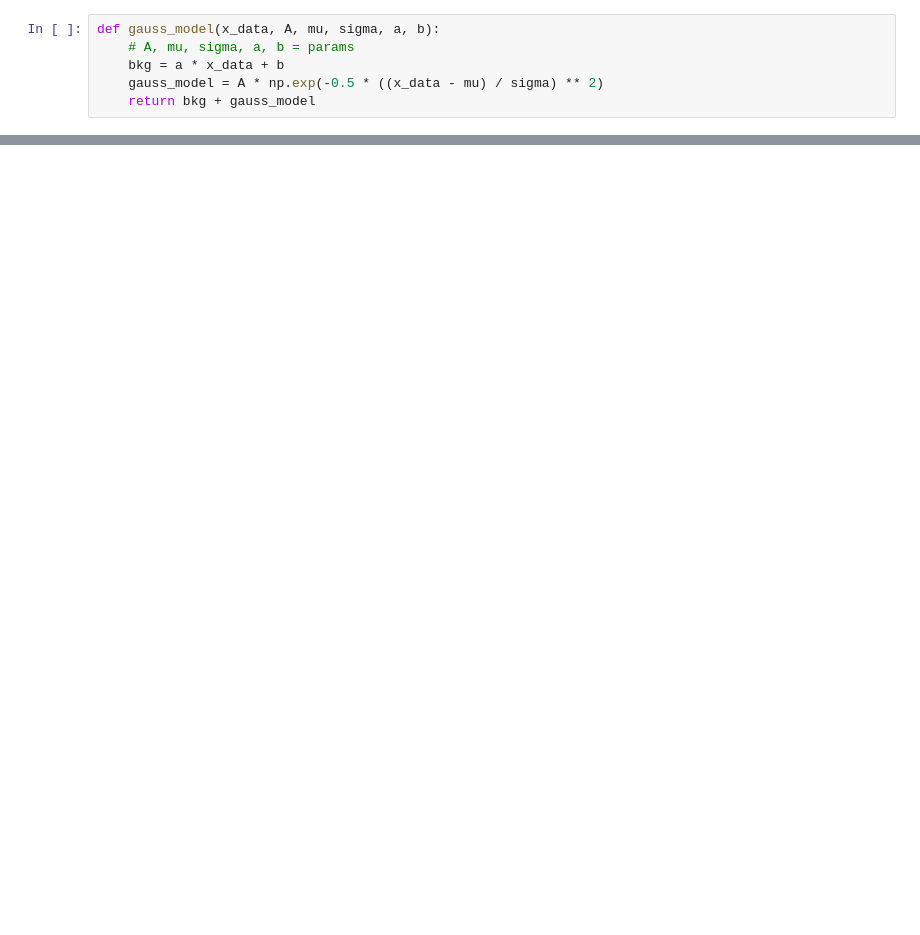
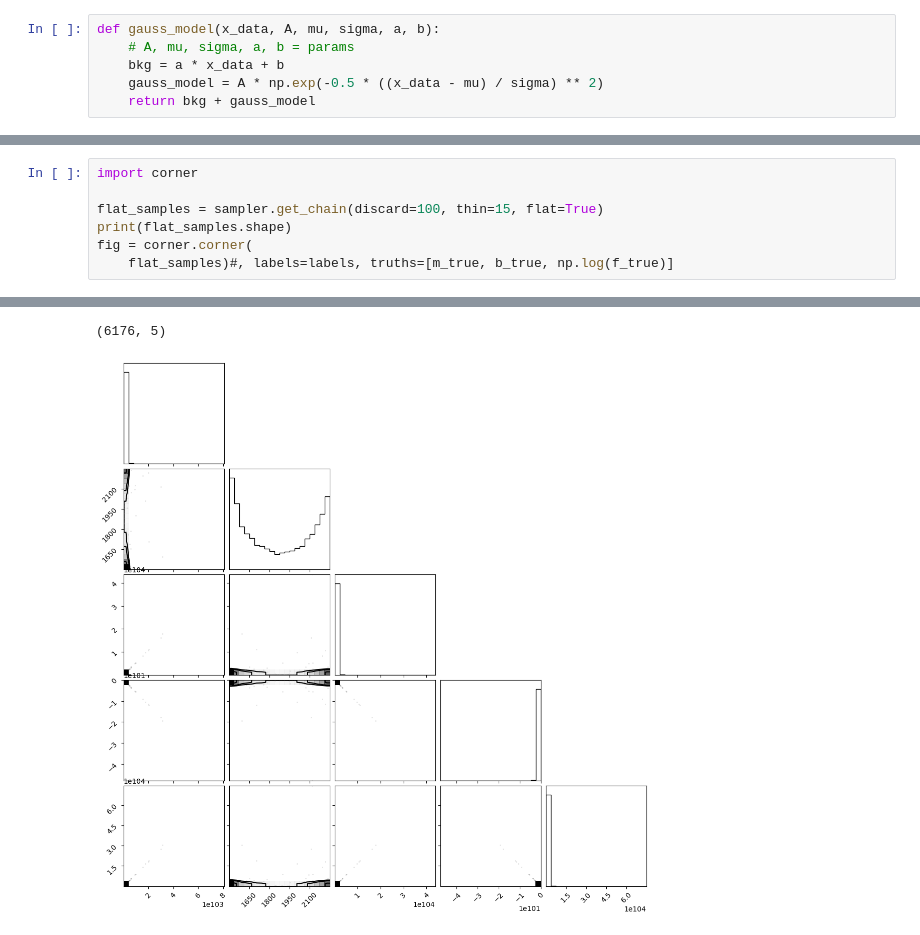
Before and after one commit to TangyKiwi/DSC-291-Final-Project, a Jupyter notebook: scripts/bayesianfit_Nate.ipynb, the cells around one changed output, grey strips where cells are left out. Saved outputs shown, nothing was run; the diff lists cells and outputs as text; blank space fills up the shorter version.

```diff
--- a/scripts/bayesianfit_Nate.ipynb
+++ b/scripts/bayesianfit_Nate.ipynb
@@ -250,0 +84,8 @@ plt.scatter(x, y)
+# %%
+import corner
+
+flat_samples = sampler.get_chain(discard=100, thin=15, flat=True)
+print(flat_samples.shape)
+fig = corner.corner(
+    flat_samples)#, labels=labels, truths=[m_true, b_true, np.log(f_true)]
+# %% [output]
@@ -250,0 +98,2 @@ plt.scatter(x, y)
+(6176, 5)
+[figure, added]
```
Also changed, not shown: parts of 17 cells of this notebook.
